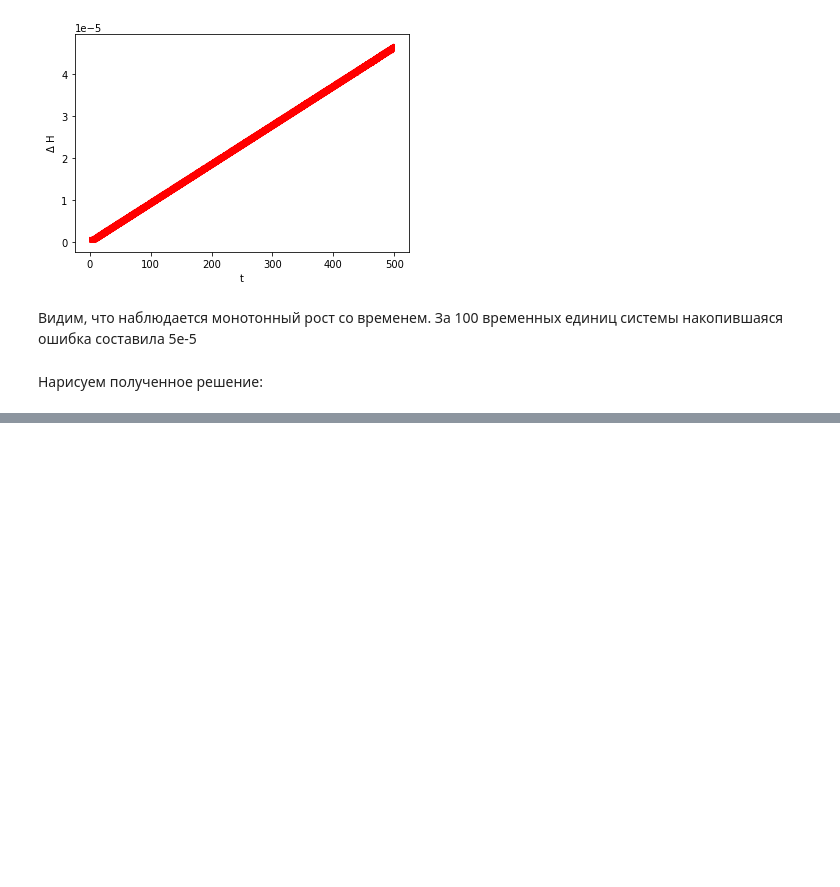
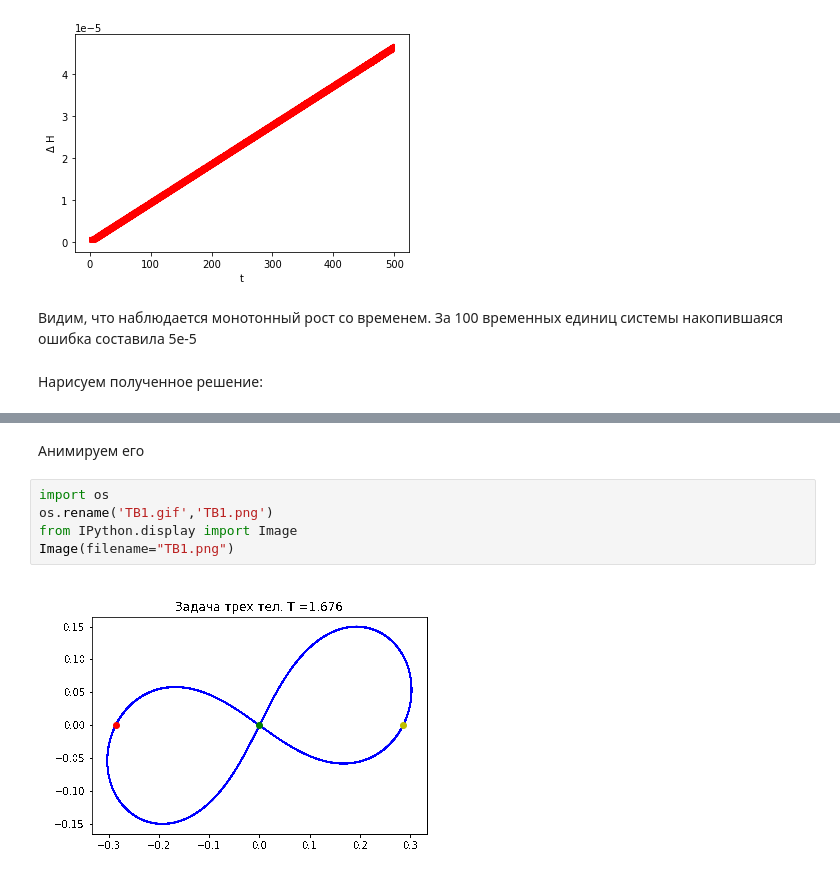
Before and after one commit to LAstroNomer/Neb_Meh, a Jupyter notebook: Three_body_integrator.ipynb, the cells around one changed output, grey strips where cells are left out. Cells and saved outputs as stored; diff of their text form; blank space fills up the shorter version.

```diff
--- a/Three_body_integrator.ipynb
+++ b/Three_body_integrator.ipynb
@@ -274,0 +273,9 @@ AttributeError: 'ArtistAnimation' object has no attribute 'show'
+# %% [markdown]
+Анимируем его
+# %%
+import os
+os.rename('TB1.gif','TB1.png')
+from IPython.display import Image
+Image(filename="TB1.png")
+# %% [output]
+[figure, added]
```
Also changed, not shown: parts of 2 cells of this notebook.
